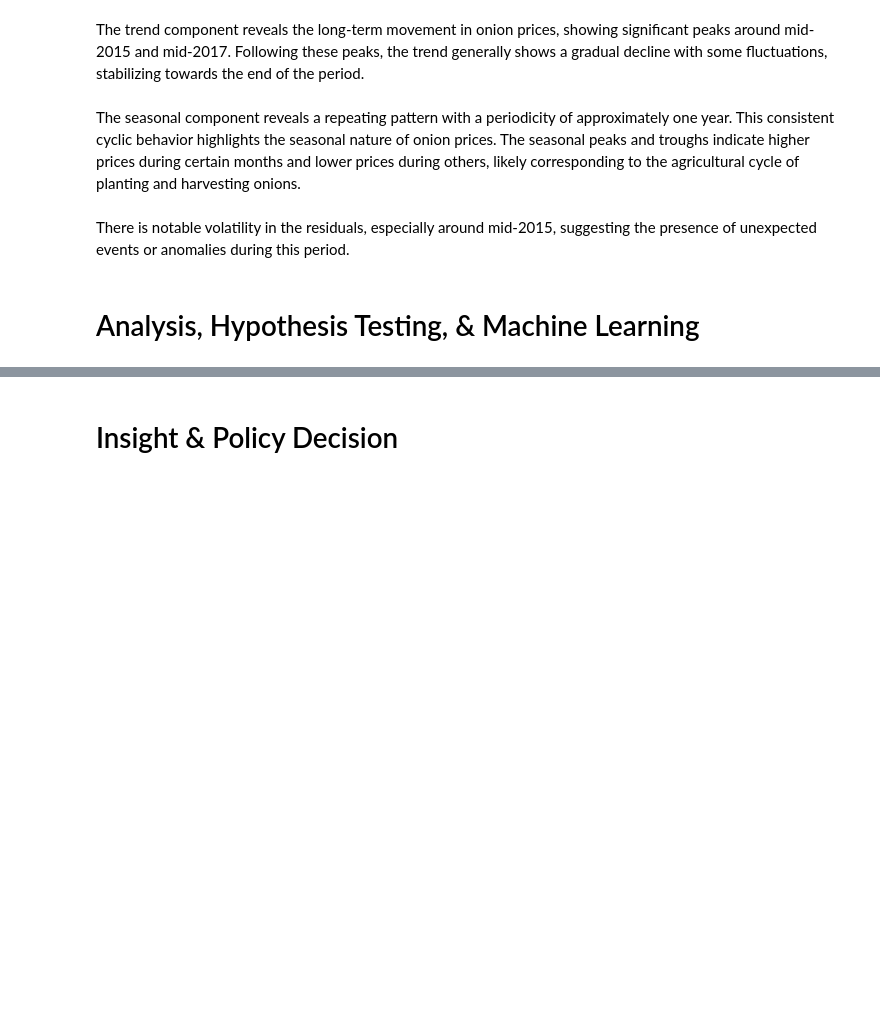
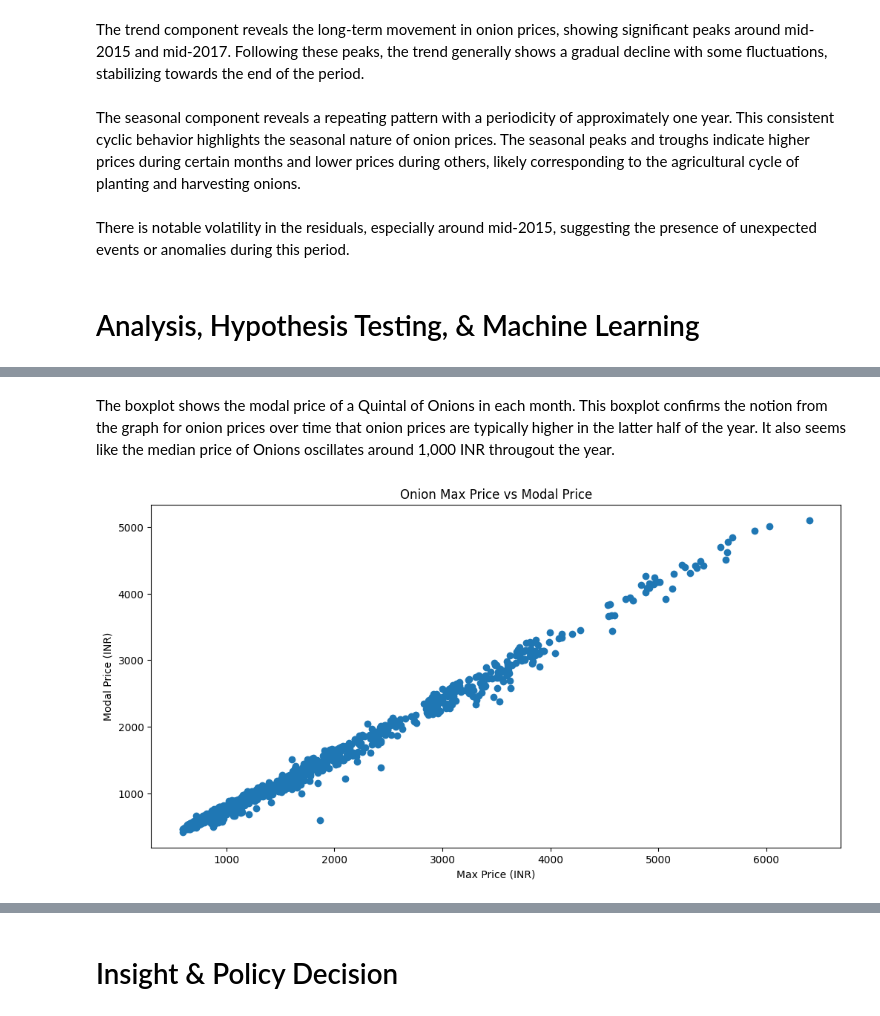
Before and after one commit to 4Delta6/4Delta6.github.io, a Jupyter notebook: final.ipynb, the cells around one changed output, grey strips where cells are left out. Cells and saved outputs as stored; diff of their text form; code cells hidden in the pictures; blank space fills up the shorter version.

```diff
--- a/final.ipynb
+++ b/final.ipynb
@@ -172,0 +174,12 @@ Based on the ADF test results, with a p-value of 0.068, we fail to reject the nu
+# %% [markdown]
+The boxplot shows the modal price of a Quintal of Onions in each month. This boxplot confirms the notion from the graph for onion prices over time that onion prices are typically higher in the latter half of the year. It also seems like the median price of Onions oscillates around 1,000 INR througout the year.
+# %%
+# scatter plots of onion prices vs month
+plt.figure(figsize=(12,6))
+plt.scatter(df['max'] , df['modal'])
+plt.xlabel("Max Price (INR)")
+plt.ylabel("Modal Price (INR)")
+plt.title("Onion Max Price vs Modal Price")
+plt.show()
+# %% [output]
+[figure, added]
```
Also changed, not shown: parts of 18 cells of this notebook.
